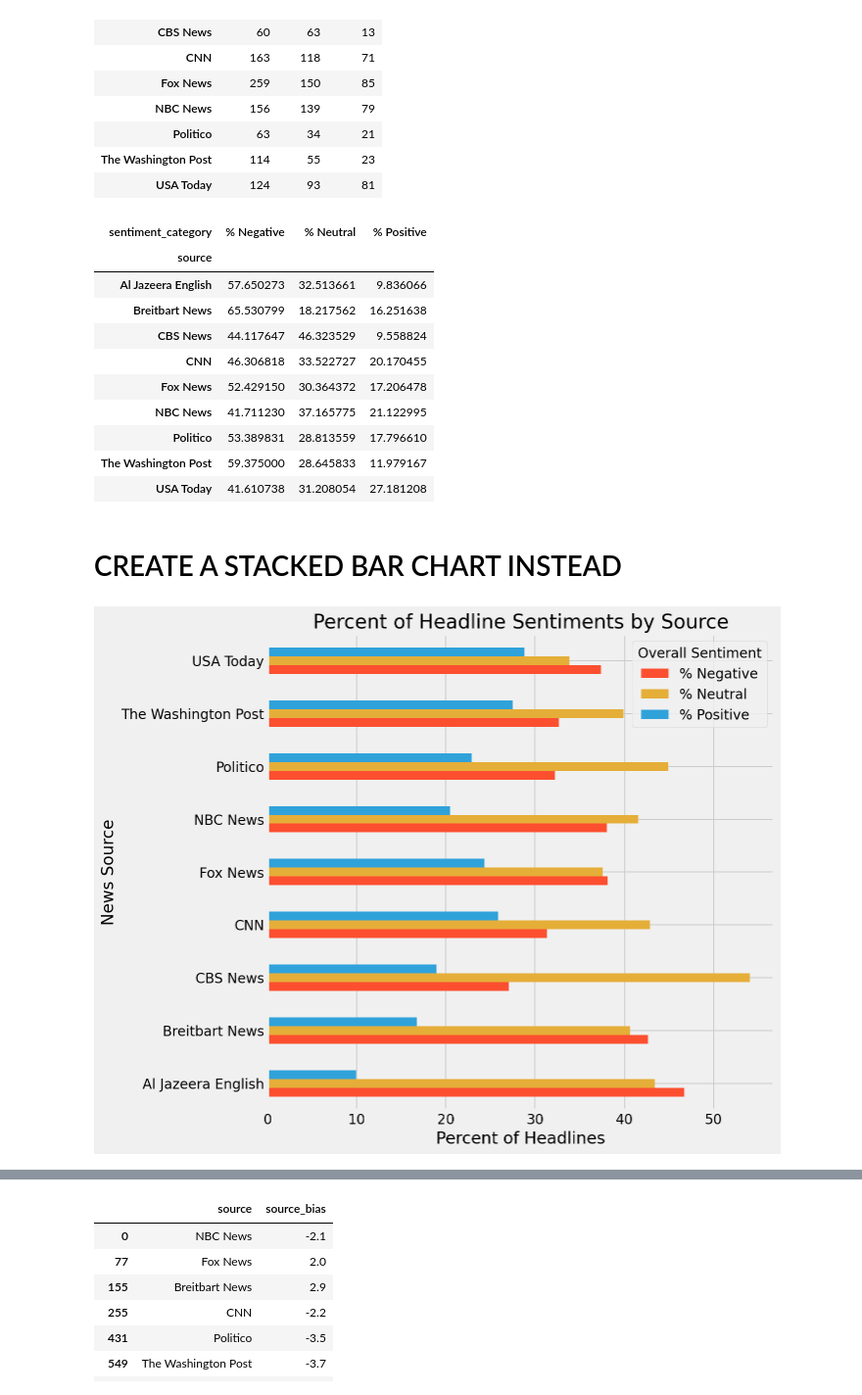
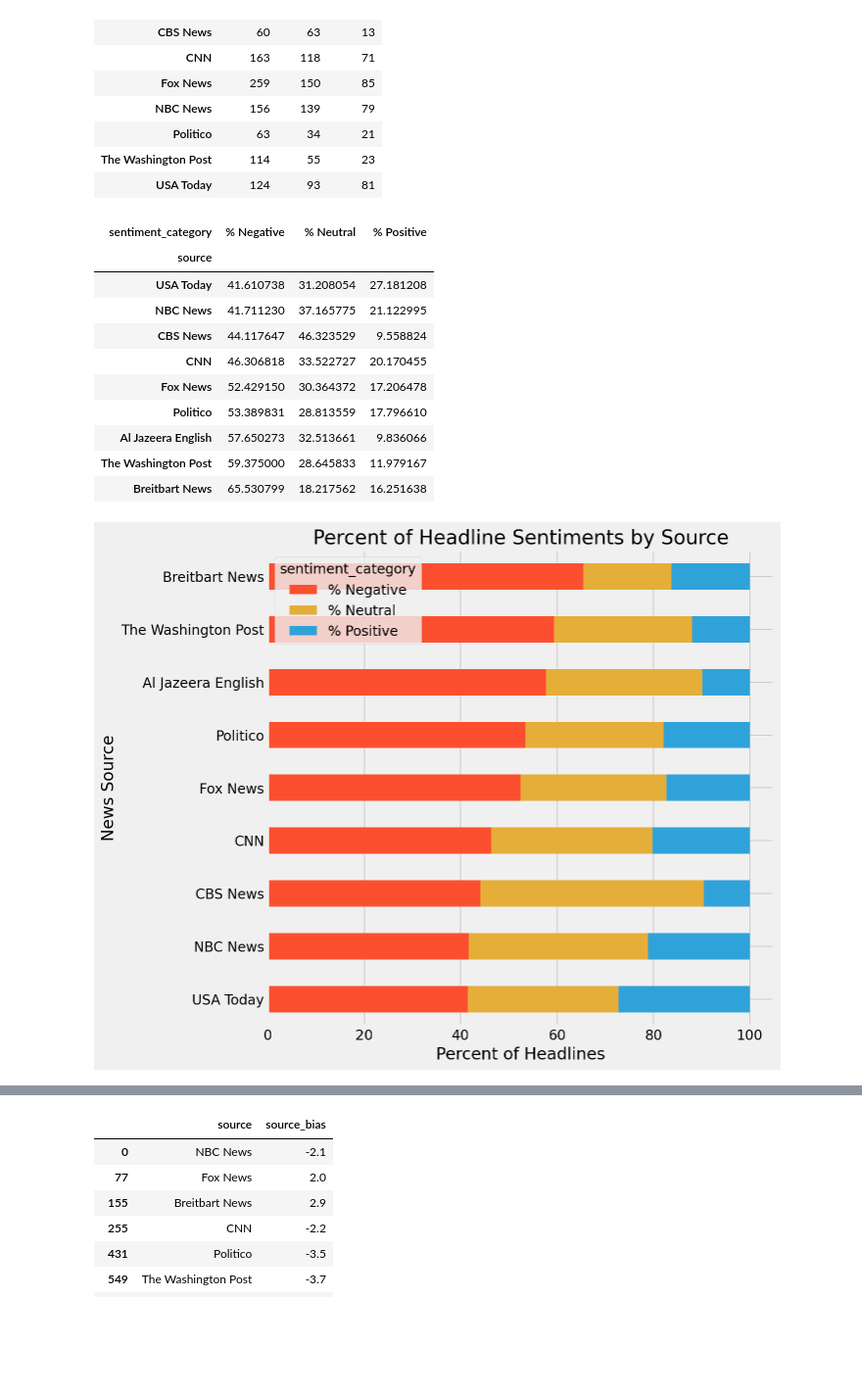
Before and after one commit to James-Ashley/sentiment-analysis-dashboard, a Jupyter notebook: sentiment_analysis/data_analysis.ipynb, the cells around one changed output, grey strips where cells are left out. Shown at 98% size. Cells and saved outputs as stored; diff of their text form; code cells hidden in the pictures; blank space fills up the shorter version.

Commit message:
updated plots

```diff
--- a/sentiment_analysis/data_analysis.ipynb
+++ b/sentiment_analysis/data_analysis.ipynb
@@ -93,29 +93,27 @@ sentiment_new['% Negative'] = sentiment_new['negative']/sentiment_new['total']*1
 sentiment_new['% Neutral'] = sentiment_new['neutral']/sentiment_new['total']*100
 sentiment_new['% Positive'] = sentiment_new['positive']/sentiment_new['total']*100
 
-sentiment_filtered = sentiment_new[['% Negative', '% Neutral', '% Positive']]
+sentiment_filtered = sentiment_new[['% Negative', '% Neutral', '% Positive']].sort_values('% Negative')
 sentiment_filtered
 # %% [output]
 | sentiment_category | % Negative | % Neutral | % Positive |
 | source |  |  |  |
-| Al Jazeera English | 57.650273 | 32.513661 | 9.836066 |
-| Breitbart News | 65.530799 | 18.217562 | 16.251638 |
+| USA Today | 41.610738 | 31.208054 | 27.181208 |
+| NBC News | 41.711230 | 37.165775 | 21.122995 |
 | CBS News | 44.117647 | 46.323529 | 9.558824 |
 | CNN | 46.306818 | 33.522727 | 20.170455 |
 | Fox News | 52.429150 | 30.364372 | 17.206478 |
-| NBC News | 41.711230 | 37.165775 | 21.122995 |
 | Politico | 53.389831 | 28.813559 | 17.796610 |
+| Al Jazeera English | 57.650273 | 32.513661 | 9.836066 |
 | The Washington Post | 59.375000 | 28.645833 | 11.979167 |
-| USA Today | 41.610738 | 31.208054 | 27.181208 |
+| Breitbart News | 65.530799 | 18.217562 | 16.251638 |
-# %% [markdown]
-# CREATE A STACKED BAR CHART INSTEAD
 # %%
 # Bar graph of number of sentiment score types by source
 colors = ['#fc4f30', '#e5ae38', '#30a2da']
-sentiment_filtered.plot.barh(figsize=(10, 8), title = 'Percent of Headline Sentiments by Source', color=colors)
+sentiment_filtered.plot.barh(figsize=(10, 8), title = 'Percent of Headline Sentiments by Source', color=colors, stacked='True')
 plt.xlabel('Percent of Headlines')
 plt.ylabel('News Source')
 plt.tight_layout()
-plt.savefig('../images/headlinesentimentspercent.png')
+plt.savefig('../headlinesentimentspercent.png')
 # %% [output]
-[figure, old version]
+[figure, new version]
```
Also changed, not shown: parts of 4 cells of this notebook, 1 other file.
